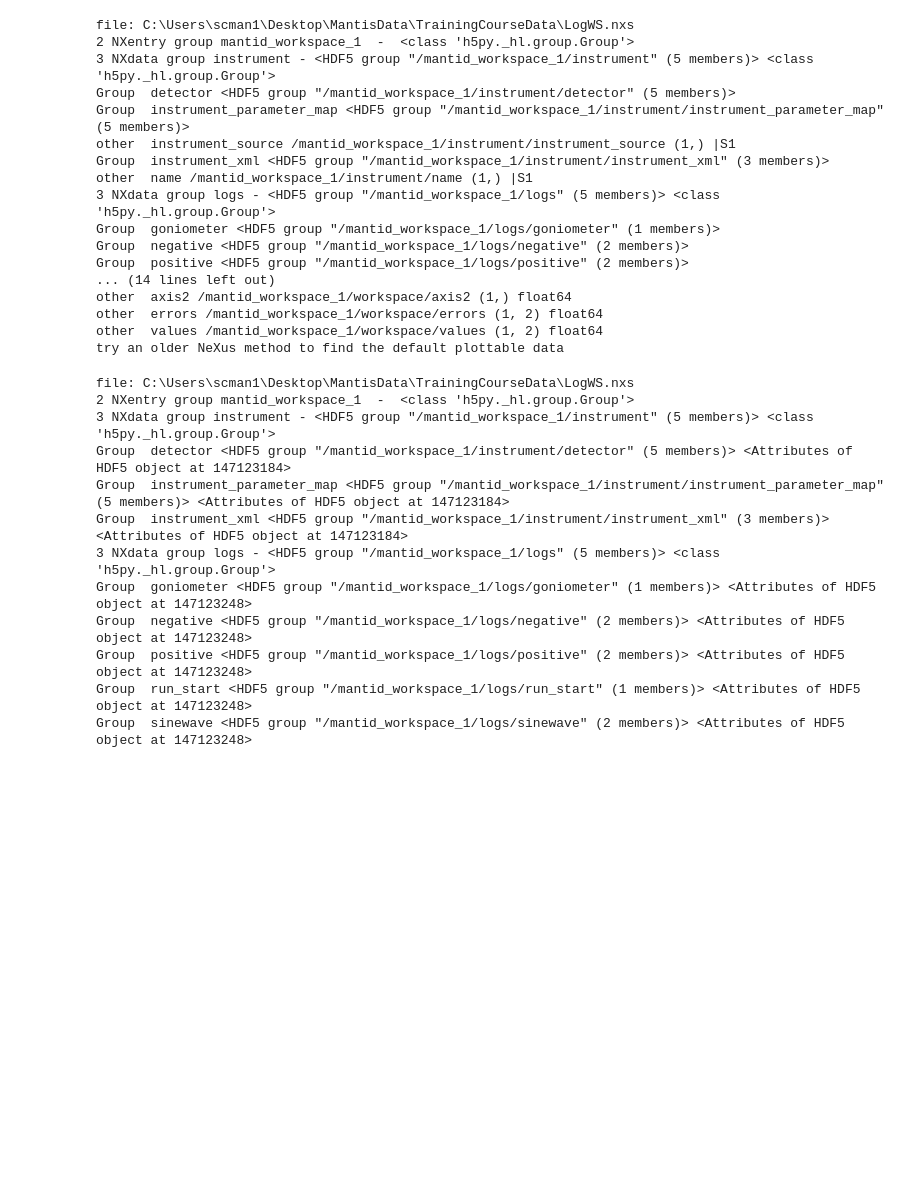
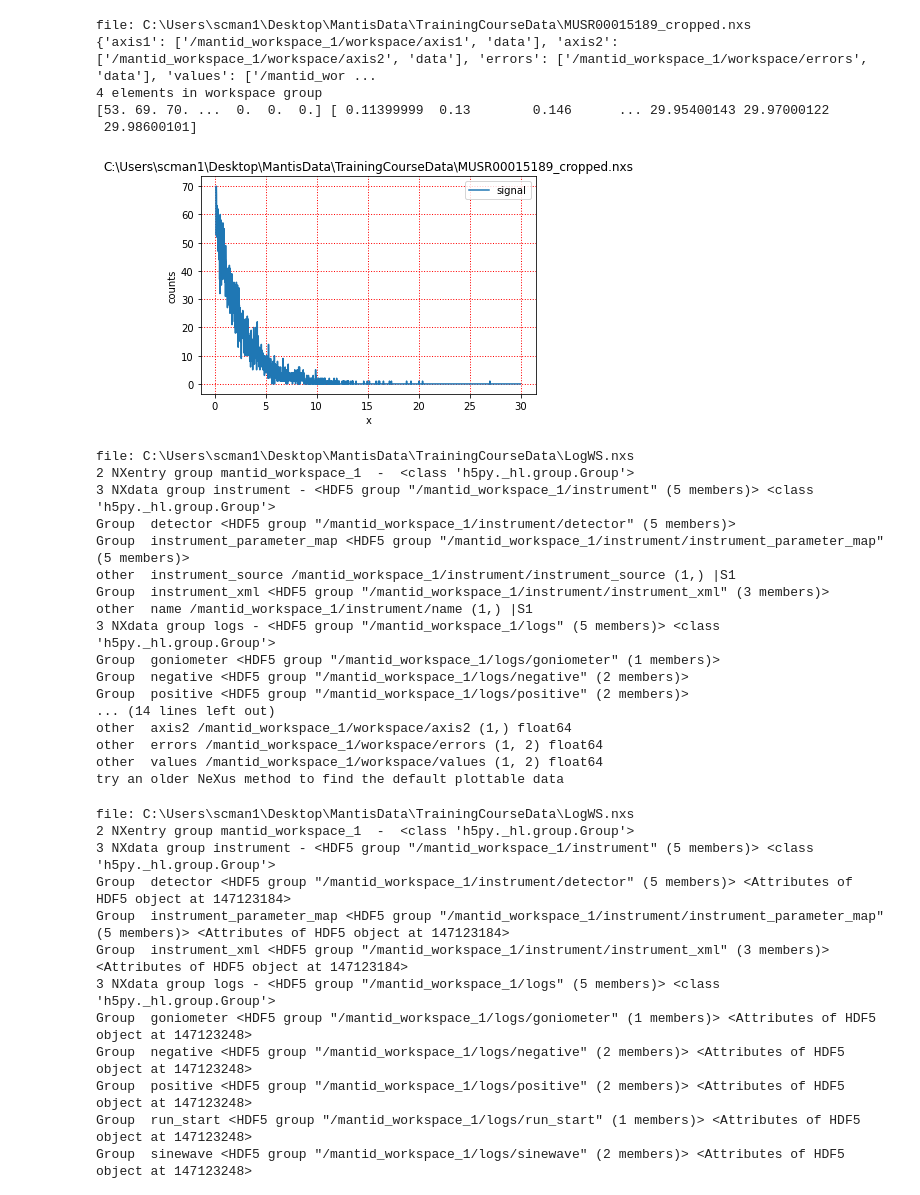
Before and after one commit to scman1/ReadNexusData, a Jupyter notebook: Read and Plot Data from Mantid Nexus Files.ipynb, the cells around one changed output. Drawn from its saved outputs; the diff is of its cells as text; code cells hidden in the pictures; blank space fills up the shorter version.

Commit message:
Example plotting in Jupyter Notebook

```diff
--- a/Read and Plot Data from Mantid Nexus Files.ipynb
+++ b/Read and Plot Data from Mantid Nexus Files.ipynb
@@ -82,3 +14,83 @@ try an older NeXus method to find the default plottable data
+# %%
+# read nexus file
+# from https://manual.nexusformat.org/examples/h5py/
+
+#library for reading nexus HDF5 data files
+import h5py
+
+# ploting library
+import matplotlib.pyplot as plt
+
+# system library to get desktop path for current user
+import os
+
+# recursively loop on all groups until data is found and print its contents
+
+def look_up_dataset_names(nx_group):
+    dataset_names = []
+    for group_key in nx_group.keys():
+        #stop condition
+        if type(nx_group[group_key]) != h5py._hl.group.Group:
+            dataset_names.append(nx_group[group_key].name)
+        elif type(nx_group[group_key]) == h5py._hl.group.Group:
+            dataset_names += look_up_dataset_names(nx_group[group_key])
+    return dataset_names
+
+# recursively traverse tree and build tree model
+def get_tree(nx_group):
+    nx_tree={}
+    for group_key in nx_group.keys():
+        #stop condition
+        if type(nx_group[group_key]) == h5py._hl.dataset.Dataset:
+            nx_tree[group_key] = [nx_group[group_key].name, "data"]
+        elif type(nx_group[group_key]) == h5py._hl.group.Group:
+            nx_tree[group_key] = [get_tree(nx_group[group_key]), "group"]
+    return nx_tree
+
+
+# smallest nexus file from training course
+# assume example files are in the current user's desktop
+file_path = os.environ['USERPROFILE'] + '\Desktop\MantisData\TrainingCourseData' + "\MUSR00015189_cropped.nxs"
+
+with h5py.File(file_path, "r") as nx:
+    print(f"file: {nx.filename}")
+
+    nx_tree = get_tree(nx)
+    # the first group is the root of the nexus file
+    root = list(nx_tree.keys())[0]
+    # Mantid workspace2D stores data in workspace root child element
+    # look if the groups below root contain workspace
+    if "workspace" in nx_tree[root][0].keys():
+        print (nx_tree[root][0]['workspace'][0])
+        print (len(nx_tree[root][0]['workspace'][0]), "elements in workspace group")
+        values_path = nx_tree[root][0]['workspace'][0]['values'][0]
+        axis1_path = nx_tree[root][0]['workspace'][0]['axis1'][0]
+        axis2_path = nx_tree[root][0]['workspace'][0]['axis2'][0]
+        errors_path = nx_tree[root][0]['workspace'][0]['errors'][0]
+        y_vals = nx[values_path][()][0] # plottable values
+        a1_vals = nx[axis1_path][()] # bucket markers
+        a2_vals = nx[axis2_path][()]
+        er_vals = nx[errors_path][()] # error values
+        # get the middle of buckets
+        lower = a1_vals[()][:-1]
+        upper = a1_vals[()][1:]
+        mid_b = lower + (upper - lower)/2
+        print (y_vals, mid_b)
+        # plot(x,y, label)
+        plt.plot(mid_b, y_vals, label='signal')
+        plt.xlabel('x')
+        plt.ylabel('counts')
+        plt.legend() # include the leyend in the plot
+        plt.grid(color='r', linestyle=':', linewidth=1) #show and format grid
+        plt.title(nx.filename)
+        #plt.show()
+# %% [output]
+file: C:\Users\scman1\Desktop\MantisData\TrainingCourseData\MUSR00015189_cropped.nxs
+{'axis1': ['/mantid_workspace_1/workspace/axis1', 'data'], 'axis2': ['/mantid_workspace_1/workspace/axis2', 'data'], 'errors': ['/mantid_workspace_1/workspace/errors', 'data'], 'values': ['/mantid_wor ...
+4 elements in workspace group
+[53. 69. 70. ...  0.  0.  0.] [ 0.11399999  0.13        0.146      ... 29.95400143 29.97000122
+ 29.98600101]
+[figure, added]
 # %%
 # version 2 axes attribute
 # 1 Start at the top level of the NeXus data file (the root of the HDF5 hierarchy).
```
Also changed, not shown: parts of 2 cells of this notebook, 1 other file.
